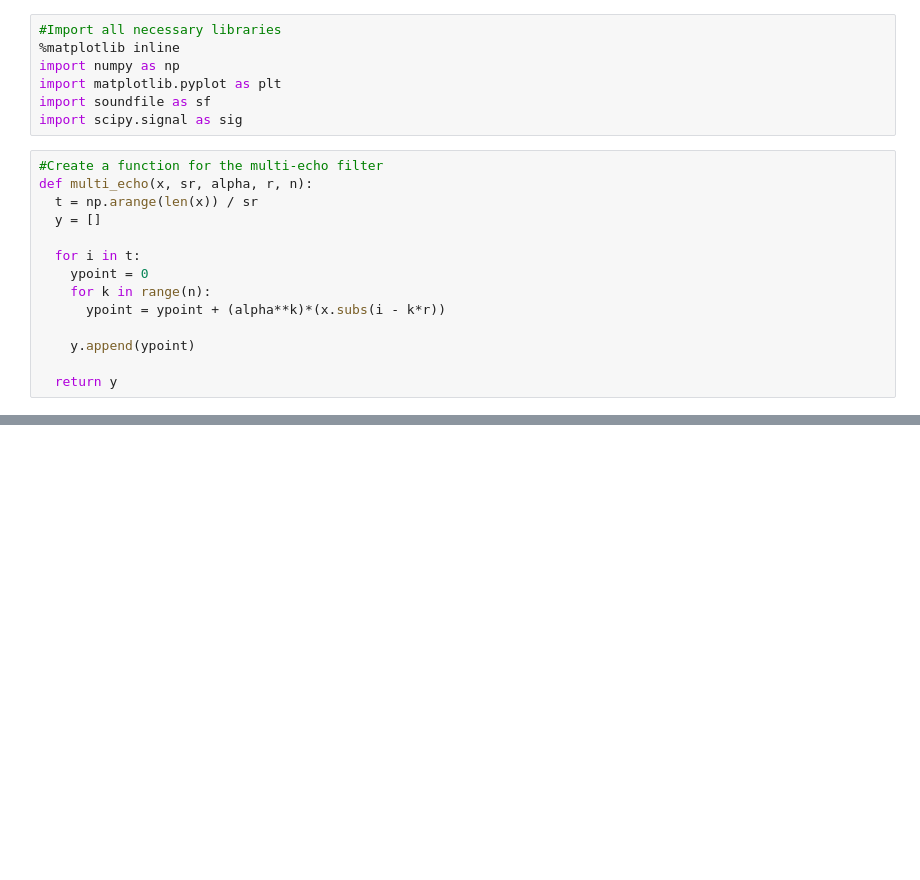
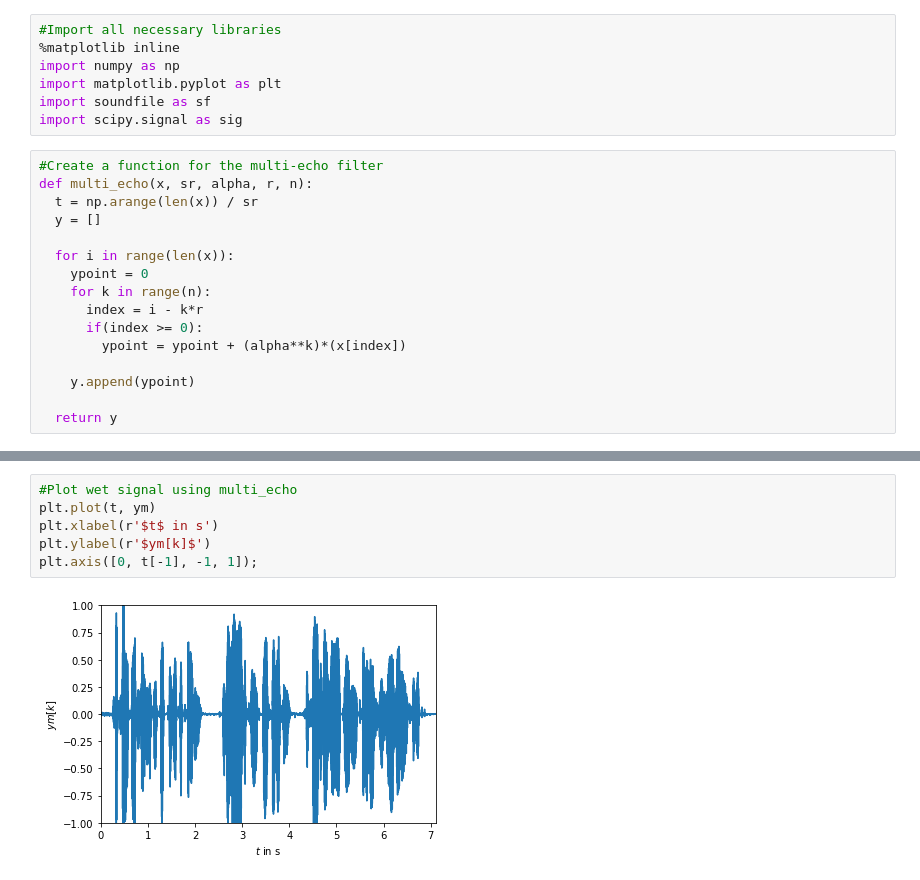
Before and after one commit to ndcoles1420/ECEN314, a Jupyter notebook: PythonSoundProject.ipynb, the cells around one changed output, grey strips where cells are left out. Cells and saved outputs as stored; diff of their text form; blank space fills up the shorter version.

```diff
--- a/PythonSoundProject.ipynb
+++ b/PythonSoundProject.ipynb
@@ -13,10 +13,12 @@ def multi_echo(x, sr, alpha, r, n):
   t = np.arange(len(x)) / sr
   y = []
 
-  for i in t:
+  for i in range(len(x)):
     ypoint = 0
     for k in range(n):
-      ypoint = ypoint + (alpha**k)*(x.subs(i - k*r))
+      index = i - k*r
+      if(index >= 0):
+        ypoint = ypoint + (alpha**k)*(x[index])
 
     y.append(ypoint)
 
@@ -36,0 +68,8 @@ yf = feedback_comb(x, sr, alpha, r)
+# %%
+#Plot wet signal using multi_echo
+plt.plot(t, ym)
+plt.xlabel(r'$t$ in s')
+plt.ylabel(r'$ym[k]$')
+plt.axis([0, t[-1], -1, 1]);
+# %% [output]
+[figure, added]
```
Also changed, not shown: parts of 5 cells of this notebook.
